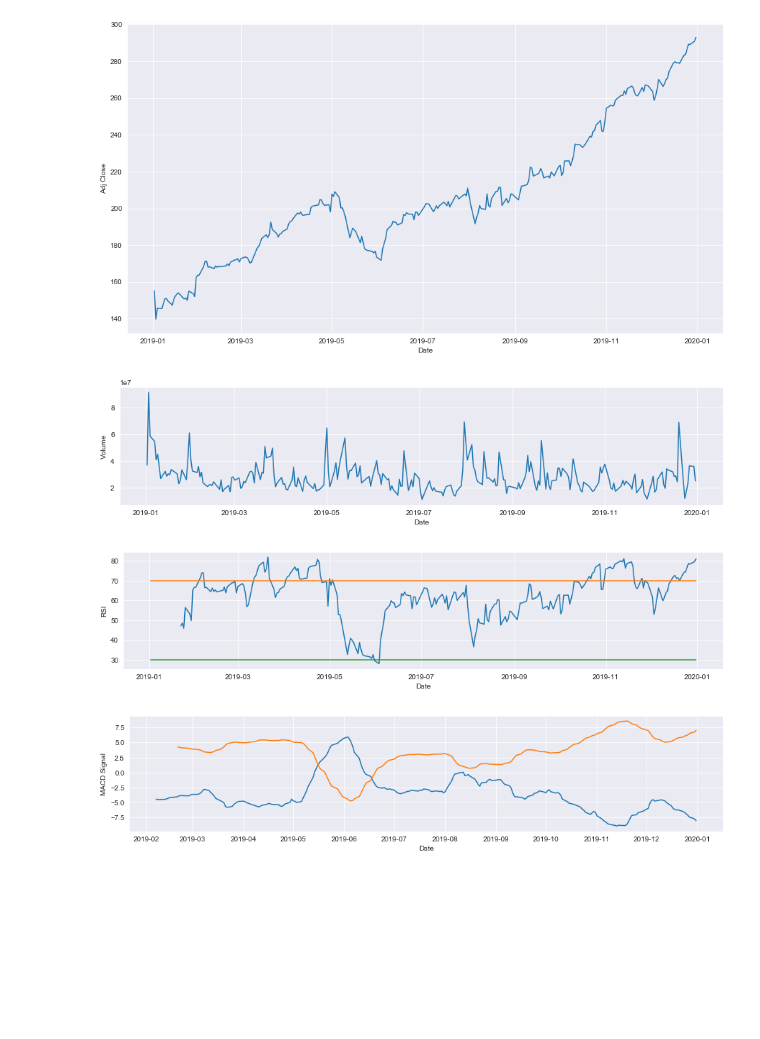
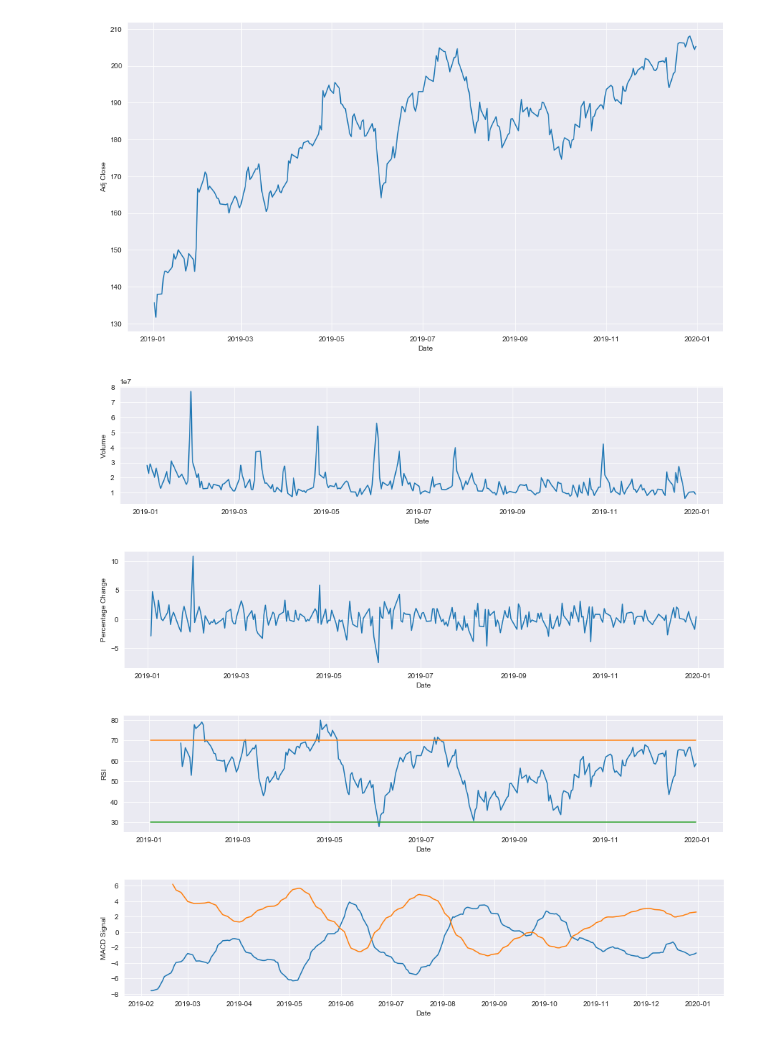
Before and after one commit to ethanleifer/Falling-Knives, a Jupyter notebook: StockVisualition.ipynb, the cells around one changed output. Drawn from its saved outputs; the diff is of its cells as text; code cells hidden in the pictures; blank space fills up the shorter version.

```diff
--- a/StockVisualition.ipynb
+++ b/StockVisualition.ipynb
@@ -122,15 +120,18 @@ def createCandlestck(df):
     return go.Figure(data=data)
 
 createCandlestck(df).show()
-# %%
-plotAdjClose(filteredDf)
-plotVolume(filteredDf)
-#plotPercentageChange(filteredDf)
-plotRSI(filteredDf, overBought=70, overSold=30)
-plotMACD(filteredDf)
-# %% [output]
-[figure, removed]
-[figure, removed]
-[figure, removed]
-[figure, removed]
+# %%
+df2 = stockSetup(df, "FB")
+df2 = df2[df2.index.year.isin([2019])]
+plotAdjClose(df2)
+plotVolume(df2)
+plotPercentageChange(df2)
+plotRSI(df2, overBought=70, overSold=30)
+plotMACD(df2)
+# %% [output]
+[figure, added]
+[figure, added]
+[figure, added]
+[figure, added]
+[figure, added]
 # %%
```
Also changed, not shown: parts of 9 cells of this notebook, 9 other files.
